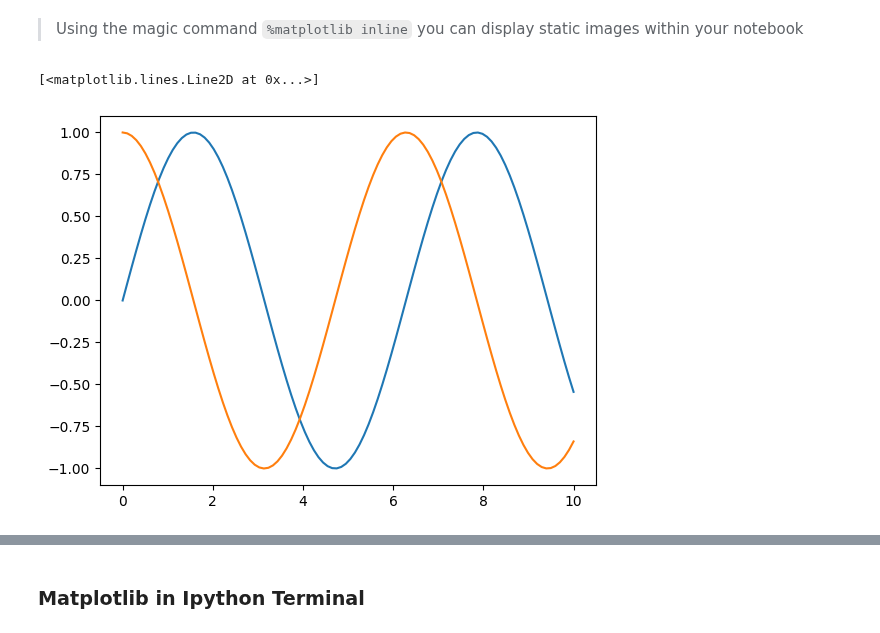
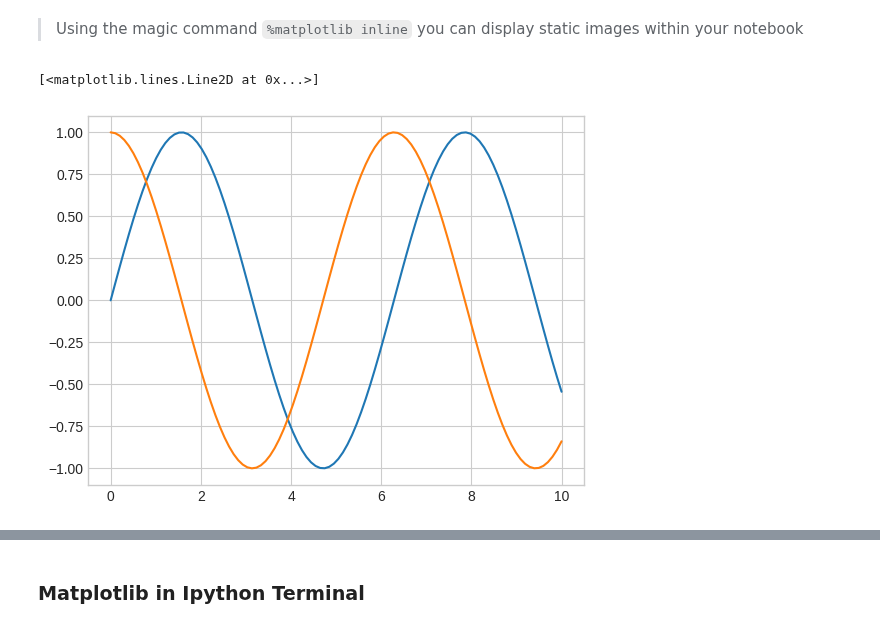
Before and after one commit to Kereophillus/Data_Analysis, a Jupyter notebook: notebooks/10.Matplotlib.ipynb, the cells around one changed output, grey strips where cells are left out. Saved outputs shown, nothing was run; the diff lists cells and outputs as text; code cells hidden in the pictures.

```diff
--- a/notebooks/10.Matplotlib.ipynb
+++ b/notebooks/10.Matplotlib.ipynb
@@ -5,13 +5,14 @@
 # %% [markdown]
 >  Using the magic command `%matplotlib inline` you can display static images within your notebook
 # %%
-%matplotlib inline
+# %matplotlib inline
 import matplotlib.pyplot as plt
+plt.style.use('seaborn-v0_8-whitegrid')
 import numpy as np
 
 x = np.linspace(0, 10, 100)
 plt.plot(x, np.sin(x))
 plt.plot(x, np.cos(x))
 # %% [output]
 [<matplotlib.lines.Line2D at 0x...>]
-[figure, old version]
+[figure, new version]
```
Also changed, not shown: parts of 18 cells of this notebook, 6 other files.
